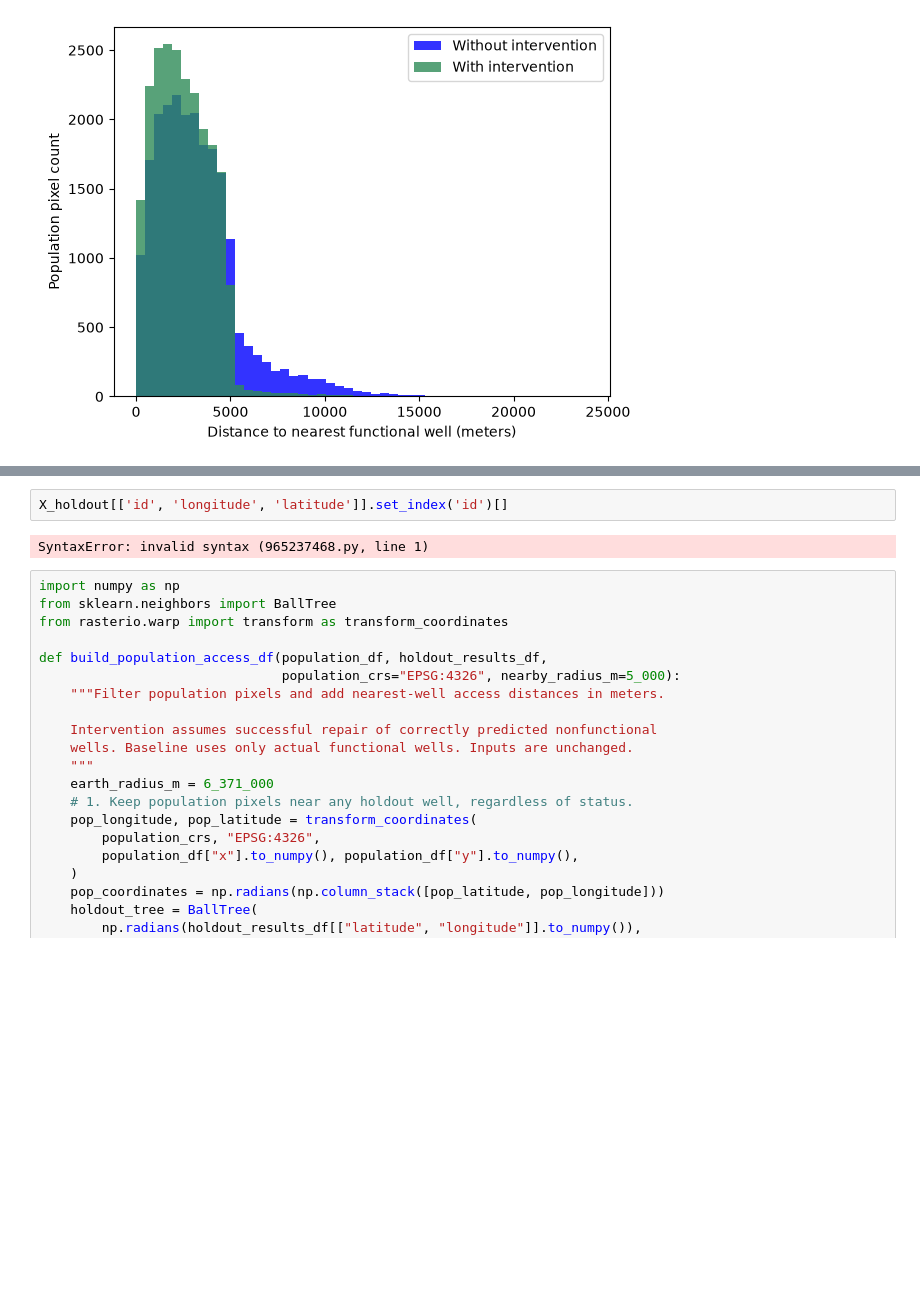
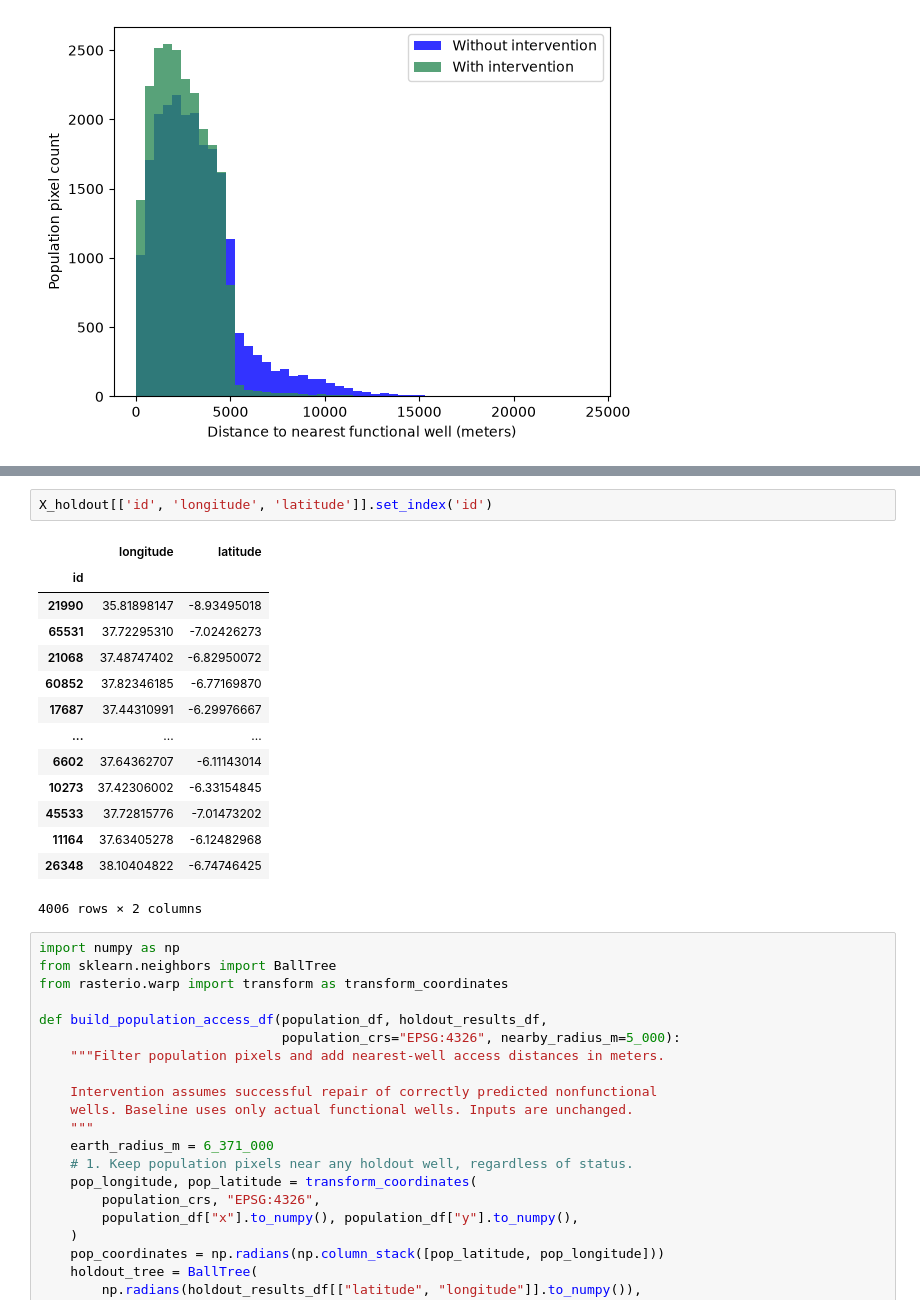
Before and after one commit to koffiekasper/Tanzania-Waterpump-Case, a Jupyter notebook: notebooks/geo_pop_experimentation.ipynb, the cells around one changed output, grey strips where cells are left out. Cells and saved outputs as stored; diff of their text form; blank space fills up the shorter version.

```diff
--- a/notebooks/geo_pop_experimentation.ipynb
+++ b/notebooks/geo_pop_experimentation.ipynb
@@ -745,7 +742,20 @@ np.float32(3.2868882e+06)
 # %%
-X_holdout[['id', 'longitude', 'latitude']].set_index('id')[]
+X_holdout[['id', 'longitude', 'latitude']].set_index('id')
 # %% [output]
+|  | longitude | latitude |
+| id |  |  |
+| 21990 | 35.81898147 | -8.93495018 |
+| 65531 | 37.72295310 | -7.02426273 |
+| 21068 | 37.48747402 | -6.82950072 |
+| 60852 | 37.82346185 | -6.77169870 |
+| 17687 | 37.44310991 | -6.29976667 |
+| ... | ... | ... |
+| 6602 | 37.64362707 | -6.11143014 |
+| 10273 | 37.42306002 | -6.33154845 |
+| 45533 | 37.72815776 | -7.01473202 |
+| 11164 | 37.63405278 | -6.12482968 |
+| 26348 | 38.10404822 | -6.74746425 |
-SyntaxError: invalid syntax (965237468.py, line 1)
+4006 rows × 2 columns
 # %%
 import numpy as np
 from sklearn.neighbors import BallTree
```
Also changed, not shown: parts of 2 cells of this notebook, 2 other files.
